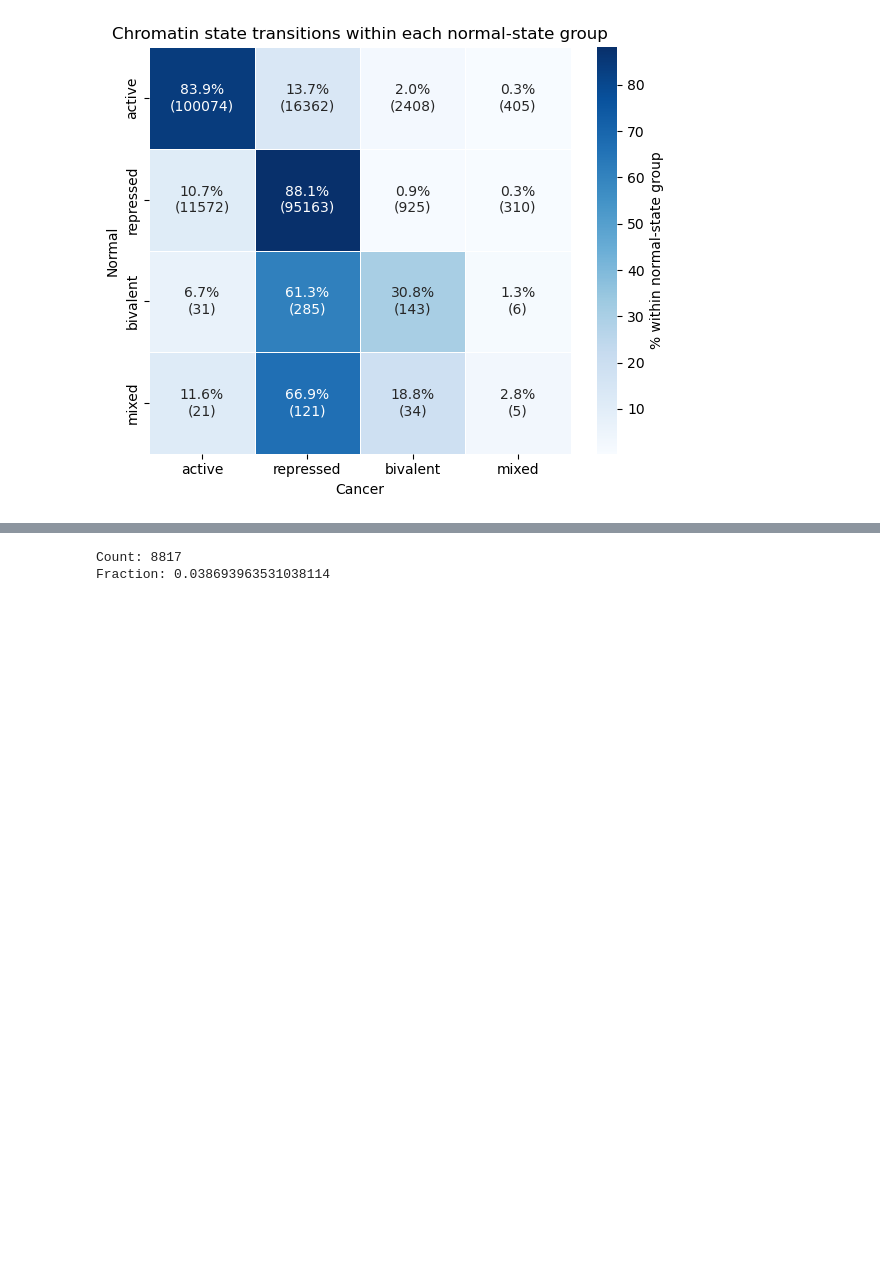
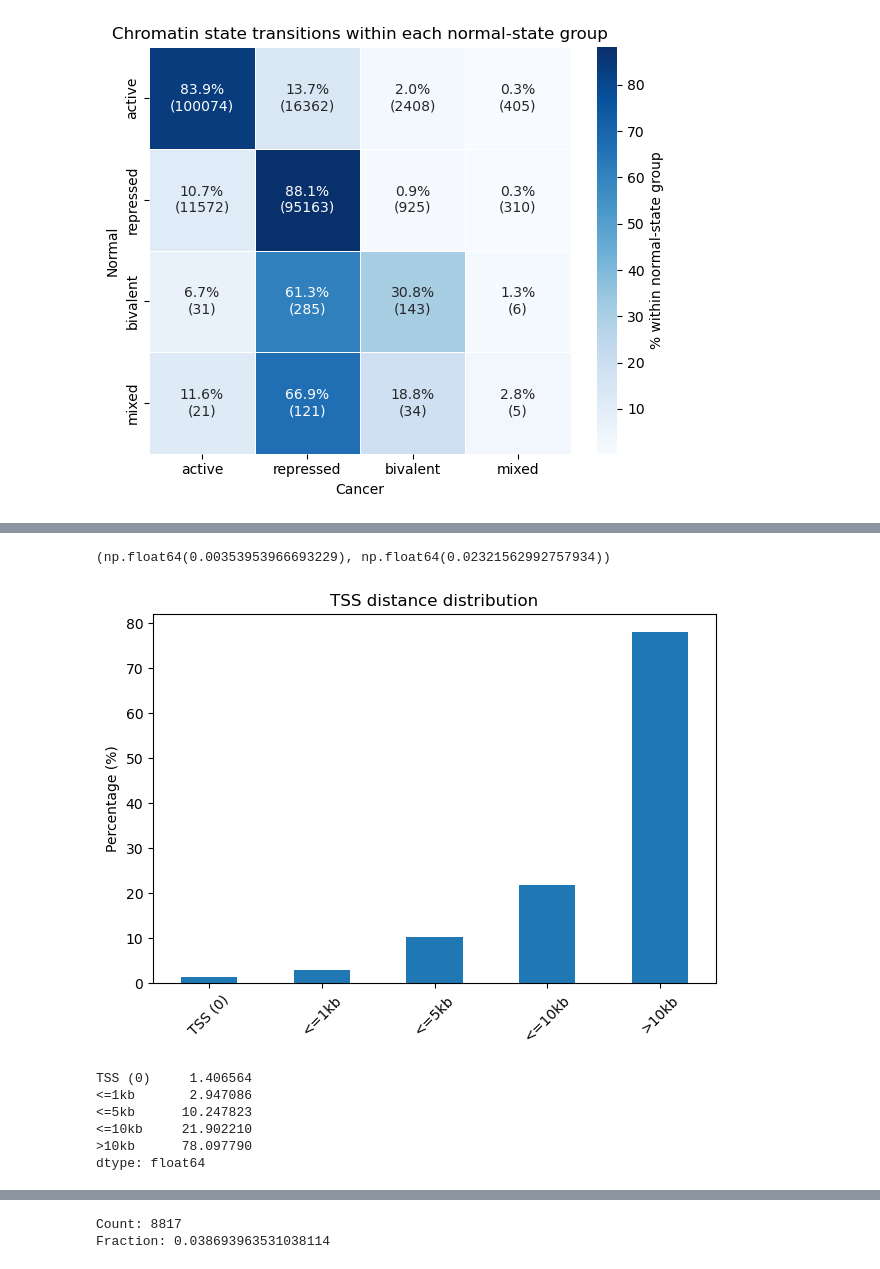
Before and after one commit to caocao0525/HERV, a Jupyter notebook: herv_util_test.ipynb, the cells around one changed output, grey strips where cells are left out. Drawn from its saved outputs; the diff is of its cells as text; code cells hidden in the pictures; blank space fills up the shorter version.

```diff
--- a/herv_util_test.ipynb
+++ b/herv_util_test.ipynb
@@ -613,0 +785,9 @@ mat_row_pct_liver = plot_transition_heatmap_by_row_with_counts(df_merged)
+# %%
+# Normal-cell bivalent-associated LTRs (Liver)
+biv_normal_annot = annotate_bivalent_ltrs_with_nearest_tss(
+    df_merged,
+    gene_df,
+    bivalent_col="biv_normal",
+    threshold=0.2,
+    gene_name_col="gene_name"
+)
@@ -613,0 +872,44 @@ mat_row_pct_liver = plot_transition_heatmap_by_row_with_counts(df_merged)
+# %%
+#  Is bivalent increase specific (localized) or global (uniform shift)?
+#  but this result is consistent with this expansion: So your result is likely not just global drift
+df_merged["biv_normal"].mean(), df_merged["biv_cancer"].mean()
+# %% [output]
+(np.float64(0.00353953966693229), np.float64(0.02321562992757934))
+# %%
+def plot_tss_distance_categories(df, title="TSS distance distribution"):
+    import pandas as pd
+    import matplotlib.pyplot as plt
+
+    dist = df["tss_distance"]
+
+    categories = pd.Series({
+        "TSS (0)": (dist == 0).mean(),
+        "<=1kb": (dist <= 1000).mean(),
+        "<=5kb": (dist <= 5000).mean(),
+        "<=10kb": (dist <= 10000).mean(),
+        ">10kb": (dist > 10000).mean()
+    })
+
+    categories = categories * 100
+
+    plt.figure()
+    categories.plot(kind="bar")
+
+    plt.ylabel("Percentage (%)")
+    plt.title(title)
+    plt.xticks(rotation=45)
+    plt.tight_layout()
+    plt.show()
+
+    return categories
+# %%
+categories_normal_liver=plot_tss_distance_categories(biv_normal_annot)
+categories_normal_liver
+# %% [output]
+[figure, added]
+TSS (0)     1.406564
+<=1kb       2.947086
+<=5kb      10.247823
+<=10kb     21.902210
+>10kb      78.097790
+dtype: float64
```
Also changed, not shown: parts of 19 cells of this notebook.
